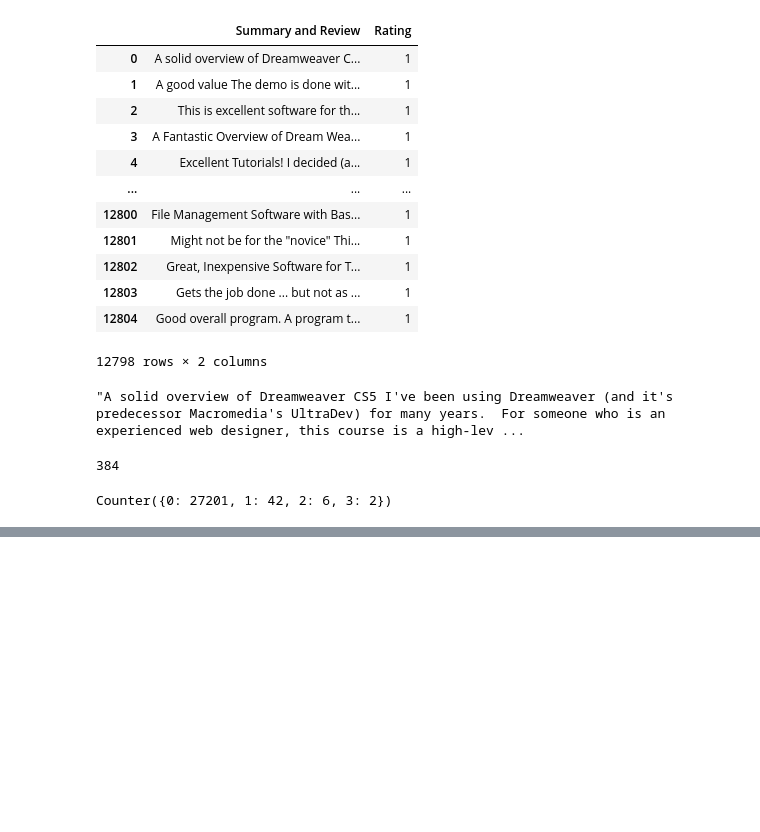
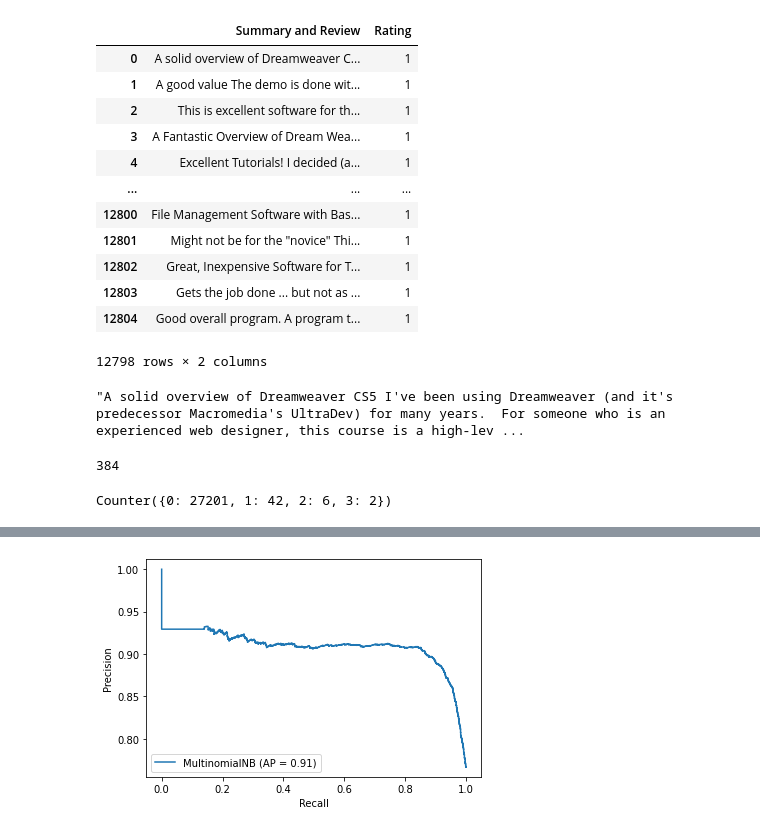
Before and after one commit to mbrotos/Sentimental-Analysis-of-Amazon-Reviews, a Jupyter notebook: CPS803_project.ipynb, the cells around one changed output, grey strips where cells are left out. Cells and saved outputs as stored; diff of their text form; code cells hidden in the pictures; blank space fills up the shorter version.

```diff
--- a/CPS803_project.ipynb
+++ b/CPS803_project.ipynb
@@ -115,0 +132,4 @@ plot_confusion_matrix(MNB, X_test, Y_test,
+# %%
+plt_precisionRecall(MNB, X_test, Y_test)
+# %% [output]
+[figure, added]
```
Also changed, not shown: parts of 6 cells of this notebook.
